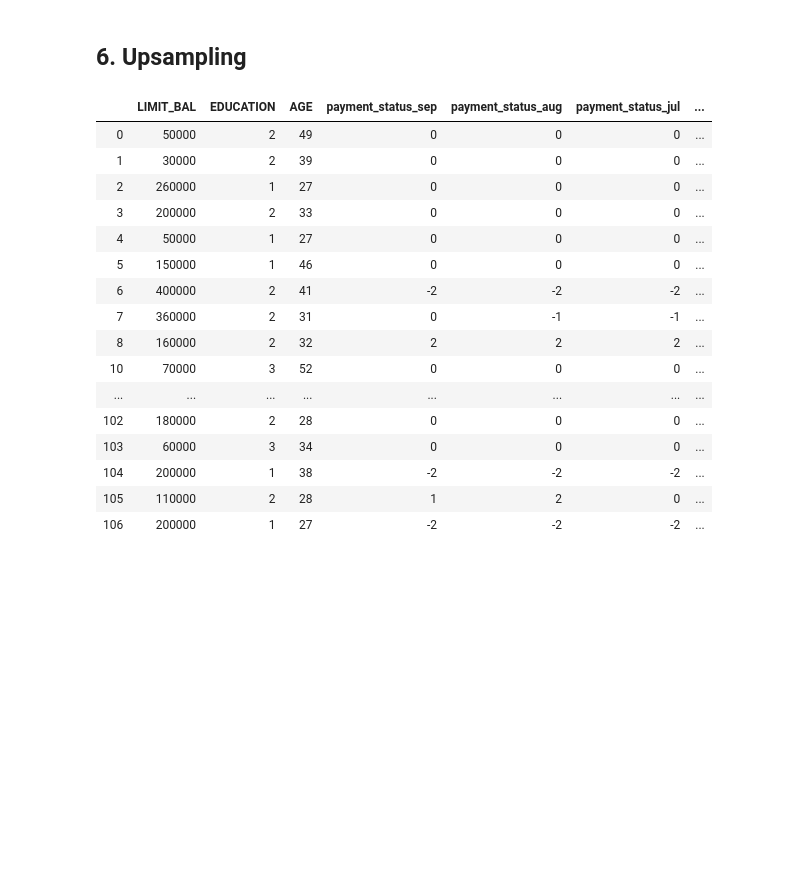
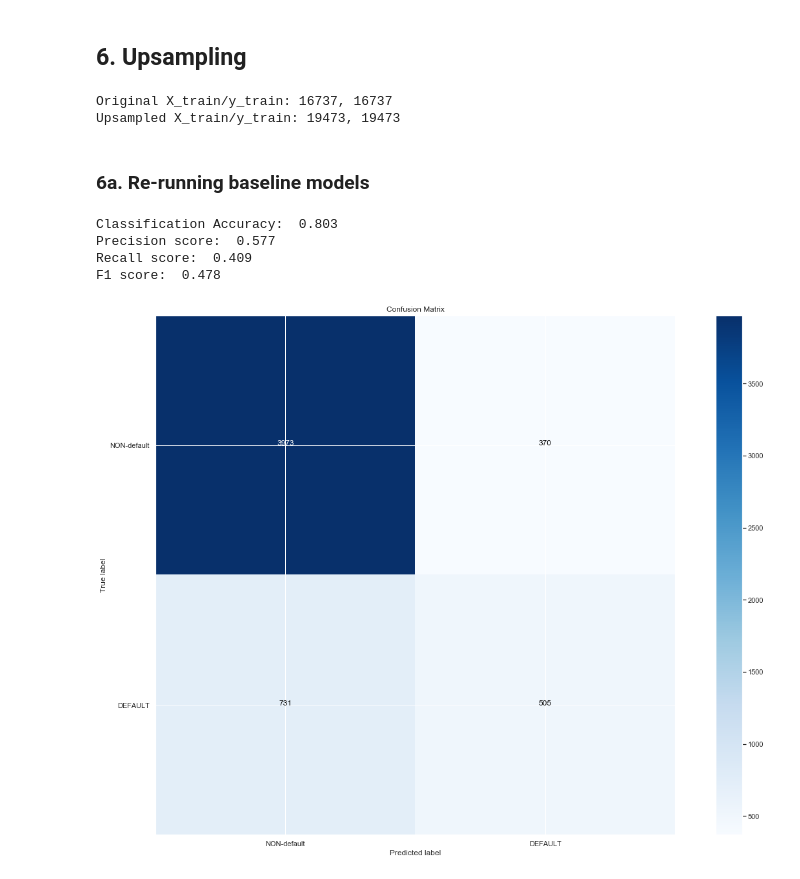
Before and after one commit to jmcneilkeller/Taiwanese_Credit_Card_Defaul, a Jupyter notebook: Taiwan_Repaired.ipynb, the cells around one changed output. Drawn from its saved outputs; the diff is of its cells as text; code cells hidden in the pictures; blank space fills up the shorter version.

Commit message:
Ran new baseline models with upsampled data.

```diff
--- a/Taiwan_Repaired.ipynb
+++ b/Taiwan_Repaired.ipynb
@@ -238,32 +238,16 @@ def rfe_cv(estimator,step,cv,scoring,X_train,y_train):
     pprint.pprint(list(removed_columns))
     return selected_columns
 
-def resample_prep(X_train, y_train, target_var):
-    """ Prepares training data for resampling.
-    Train test split must be done first.
-    Takes training data and name of the target variable column.
-    Assumes pandas dataframe inputs.
-    """
-    # concatenate our training data back together
-    resampling = X_train.copy()
-    resampling[target_var] = y_train.values
-    # separate minority and majority classes
-    majority_class = resampling[resampling[target_var]==0]
-    minority_class = resampling[resampling[target_var]==1]
-    # Get a class count to understand the class imbalance.
-    print('majority_class: '+ str(len(majority_class)))
-    print('minority_class: '+ str(len(minority_class)))
-    return majority_class, minority_class
-
-def smote_class(X_train, y_train, cats, ratio=1.0):
+def smote_class(X_train, y_train, cat_feat, ratio=1.0):
     """Upsamples minority class using SMOTE.
     For use with datasets that have a mix of categorical and continuous independent variables.
     Ratio argument is the percentage of the upsampled minority class in relation
     to the majority class. Default is 1.0
     """
-    sm = SMOTENC(random_state=23, categorical_features=cats, sampling_strategy=ratio, n_jobs=-1)
+    sm = SMOTENC(random_state=23, categorical_features=cat_feat, sampling_strategy=ratio, n_jobs=-1)
     X_train_sm, y_train_sm = sm.fit_resample(X_train, y_train)
-    print(len(X_train_sm), len(y_train_sm))
+    print("Original X_train/y_train: {}, {}".format(len(X_train), len(y_train)))
+    print("Upsampled X_train/y_train: {}, {}".format(len(X_train_sm), len(y_train_sm)))
     return X_train_sm, y_train_sm
 # %% [markdown]
 ## 1. Data Prep
@@ -976,23 +999,19 @@ X_rf_test_scaled = pd.DataFrame(rf_scaler.transform(X_rf_test), columns=X_rf_tes
 randomForest(X_rf_train,y_rf_train,X_rf_test,y_rf_test,**rf_rg)
 # %% [markdown]
 ## 6. Upsampling
-# %%
-df2.head(100)
-# %% [output]
-|  | LIMIT_BAL | EDUCATION | AGE | payment_status_sep | payment_status_aug | payment_status_jul | ... |
-| 0 | 50000 | 2 | 49 | 0 | 0 | 0 | ... |
-| 1 | 30000 | 2 | 39 | 0 | 0 | 0 | ... |
-| 2 | 260000 | 1 | 27 | 0 | 0 | 0 | ... |
-| 3 | 200000 | 2 | 33 | 0 | 0 | 0 | ... |
-| 4 | 50000 | 1 | 27 | 0 | 0 | 0 | ... |
-| 5 | 150000 | 1 | 46 | 0 | 0 | 0 | ... |
-| 6 | 400000 | 2 | 41 | -2 | -2 | -2 | ... |
-| 7 | 360000 | 2 | 31 | 0 | -1 | -1 | ... |
-| 8 | 160000 | 2 | 32 | 2 | 2 | 2 | ... |
-| 10 | 70000 | 3 | 52 | 0 | 0 | 0 | ... |
-| ... | ... | ... | ... | ... | ... | ... | ... |
-| 102 | 180000 | 2 | 28 | 0 | 0 | 0 | ... |
-| 103 | 60000 | 3 | 34 | 0 | 0 | 0 | ... |
-| 104 | 200000 | 1 | 38 | -2 | -2 | -2 | ... |
-| 105 | 110000 | 2 | 28 | 1 | 2 | 0 | ... |
-| 106 | 200000 | 1 | 27 | -2 | -2 | -2 | ... |
+# %%
+cat_features = [1,3,4,5,6,7,8,22,30,31,32,33]
+X_dummy_train_sm, y_dummy_train_sm = smote_class(X_dummy_train_scaled, y_dummy_train, cat_features, ratio=0.5)
+# %% [output]
+Original X_train/y_train: 16737, 16737
+Upsampled X_train/y_train: 19473, 19473
+# %% [markdown]
+### 6a. Re-running baseline models
+# %%
+randomForest(X_dummy_train_sm,y_dummy_train_sm,X_dummy_test_scaled,y_dummy_test)
+# %% [output]
+Classification Accuracy:  0.803
+Precision score:  0.577
+Recall score:  0.409
+F1 score:  0.478
+[figure, added]
```
Also changed, not shown: parts of 6 cells of this notebook.
